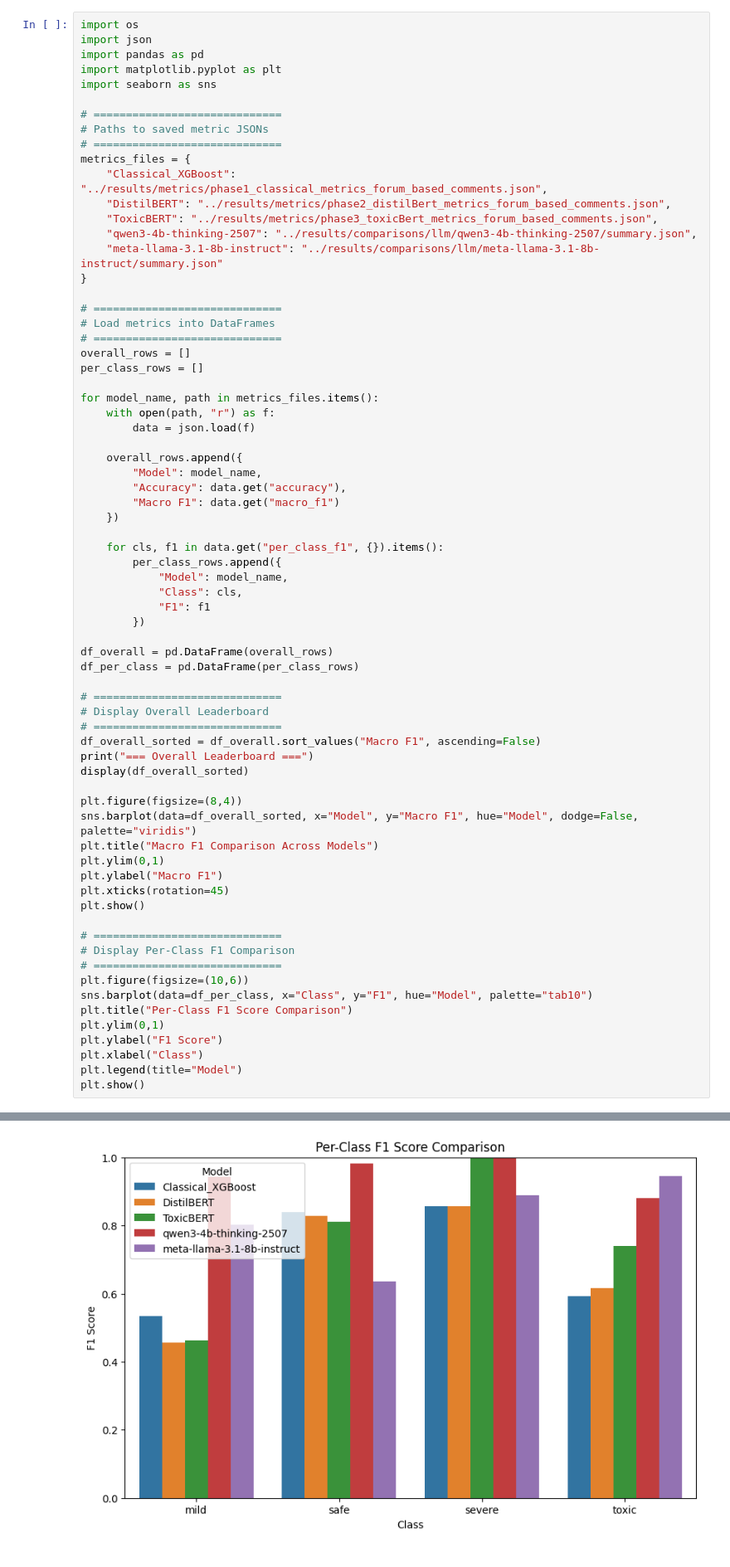
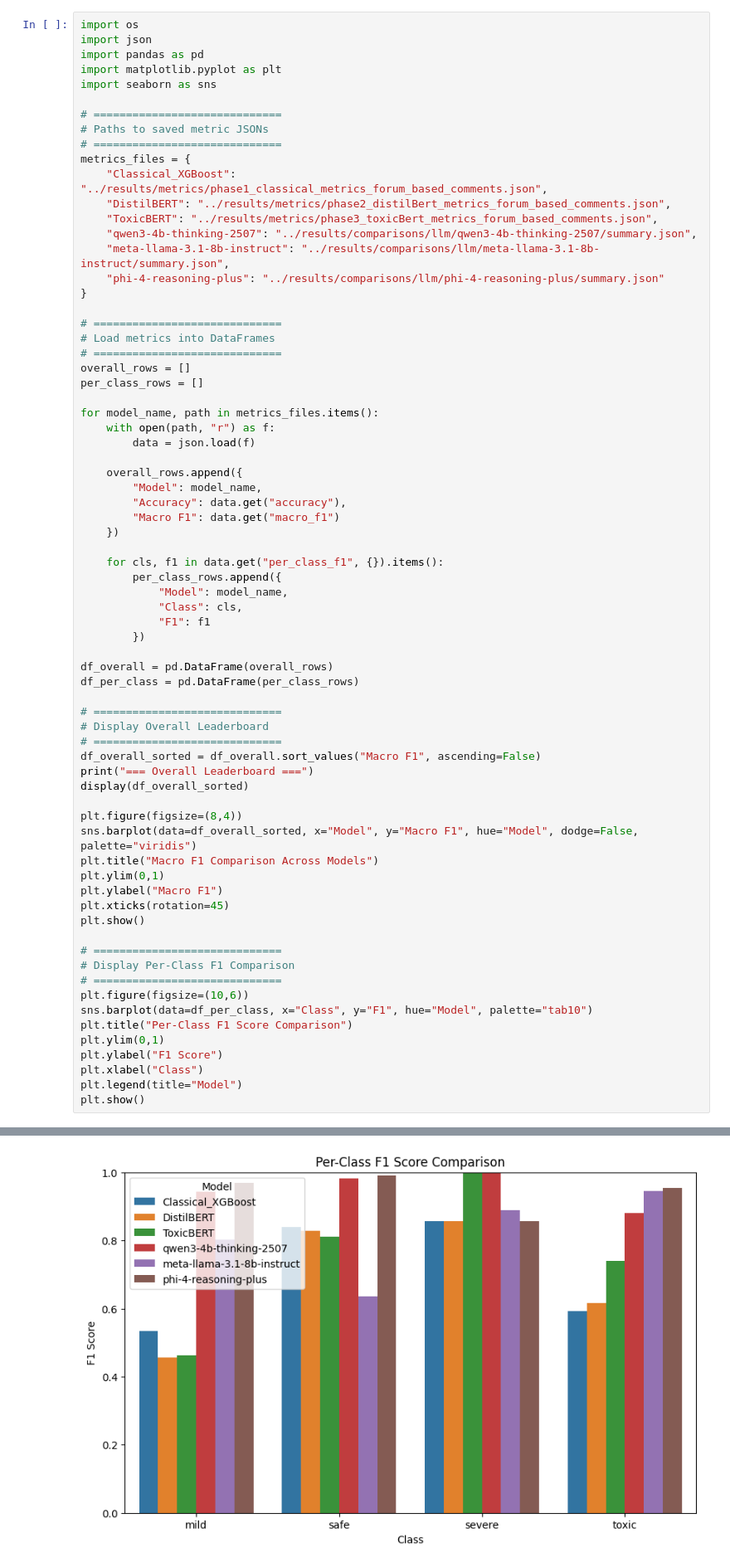
Before and after one commit to ismiljanic/SyntaxBase-moderation-microservice, a Jupyter notebook: notebooks/04_model_comparison.ipynb, the cells around one changed output, grey strips where cells are left out. Shown at 83% size. Drawn from its saved outputs; the diff is of its cells as text.

Commit message:
Update notebooks to include phi-4-reasoning-plus llm model

```diff
--- a/notebooks/04_model_comparison.ipynb
+++ b/notebooks/04_model_comparison.ipynb
@@ -13,7 +13,8 @@ metrics_files = {
     "DistilBERT": "../results/metrics/phase2_distilBert_metrics_forum_based_comments.json",
     "ToxicBERT": "../results/metrics/phase3_toxicBert_metrics_forum_based_comments.json",
     "qwen3-4b-thinking-2507": "../results/comparisons/llm/qwen3-4b-thinking-2507/summary.json",
-    "meta-llama-3.1-8b-instruct": "../results/comparisons/llm/meta-llama-3.1-8b-instruct/summary.json"
+    "meta-llama-3.1-8b-instruct": "../results/comparisons/llm/meta-llama-3.1-8b-instruct/summary.json",
+    "phi-4-reasoning-plus": "../results/comparisons/llm/phi-4-reasoning-plus/summary.json"
 }
 
 # =============================
@@ -80 +82 @@ plt.show()
-[figure, old version]
+[figure, new version]
```
Also changed, not shown: parts of 1 cell of this notebook, 1 other file.
